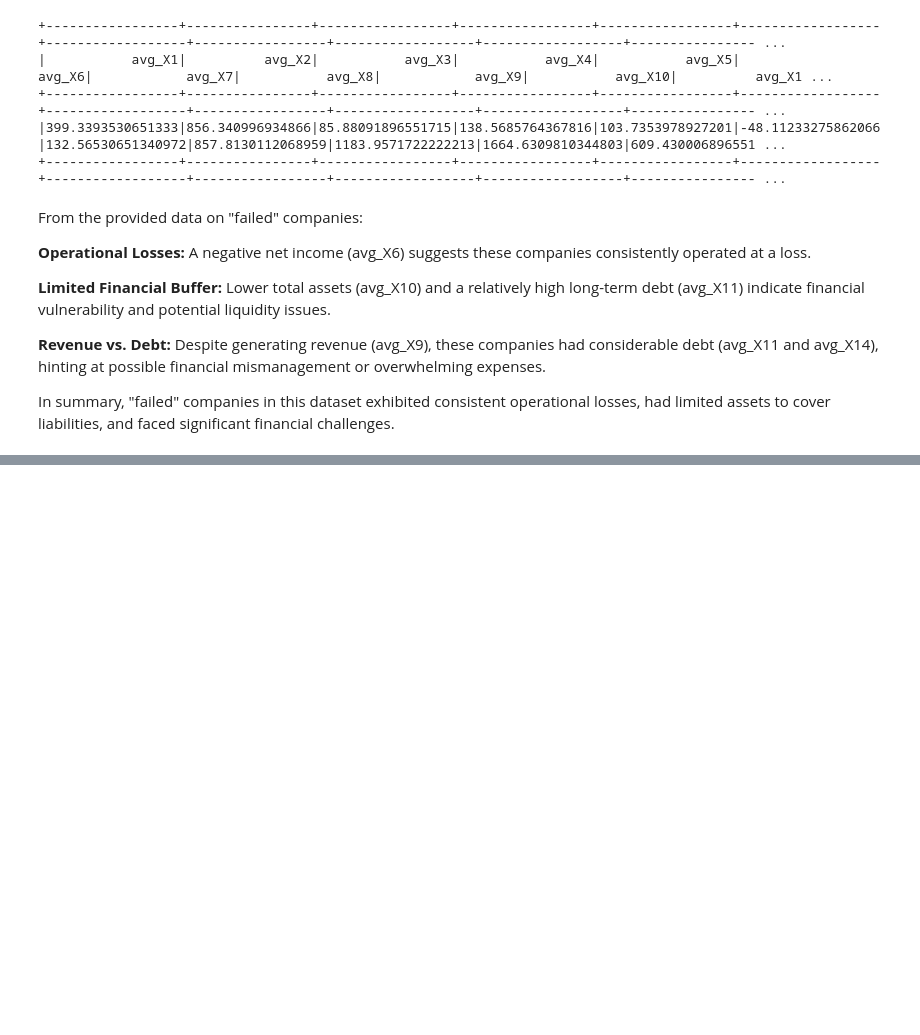
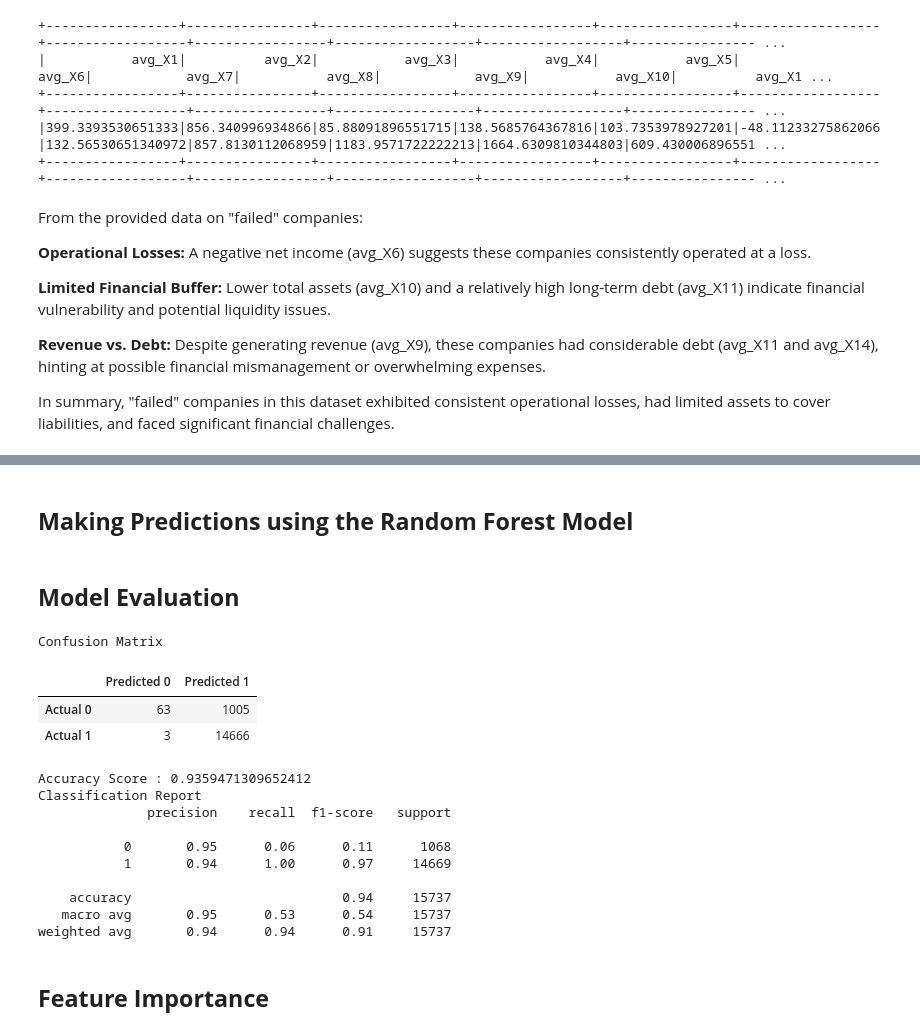
Before and after one commit to jannatulhashi/predicting_non-bankrupt_companies, a Jupyter notebook: american_company_bankruptcy_colab.ipynb, the cells around one changed output, grey strips where cells are left out. Saved outputs shown, nothing was run; the diff lists cells and outputs as text; code cells hidden in the pictures; blank space fills up the shorter version.

```diff
--- a/american_company_bankruptcy_colab.ipynb
+++ b/american_company_bankruptcy_colab.ipynb
@@ -611,0 +813,2 @@ In summary, "failed" companies in this dataset exhibited consistent operational
+# %% [markdown]
+## **Making Predictions using the Random Forest Model**
@@ -611,0 +818,38 @@ In summary, "failed" companies in this dataset exhibited consistent operational
+# %%
+### **Fitting the Random Forest Model** Making predictions using the testing data
+predictions = rf_model.predict(X_test_scaled)
+# %% [markdown]
+## **Model Evaluation**
+# %%
+# Calculating the confusion matrix
+cm = confusion_matrix(y_test, predictions)
+cm_df = pd.DataFrame(
+    cm, index=["Actual 0", "Actual 1"], columns=["Predicted 0", "Predicted 1"]
+)
+
+# Calculating the accuracy score
+acc_score = accuracy_score(y_test, predictions)## **Fitting the Random Forest Model**
+# %%
+# Displaying results
+print("Confusion Matrix")
+display(cm_df)
+print(f"Accuracy Score : {acc_score}")
+print("Classification Report")
+print(classification_report(y_test, predictions))
+# %% [output]
+Confusion Matrix
+|  | Predicted 0 | Predicted 1 |
+| Actual 0 | 63 | 1005 |
+| Actual 1 | 3 | 14666 |
+Accuracy Score : 0.9359471309652412
+Classification Report
+              precision    recall  f1-score   support
+
+           0       0.95      0.06      0.11      1068
+           1       0.94      1.00      0.97     14669
+
+    accuracy                           0.94     15737
+   macro avg       0.95      0.53      0.54     15737
+weighted avg       0.94      0.94      0.91     15737
+# %% [markdown]
+## **Feature Importance**
```
Also changed, not shown: parts of 41 cells of this notebook.
